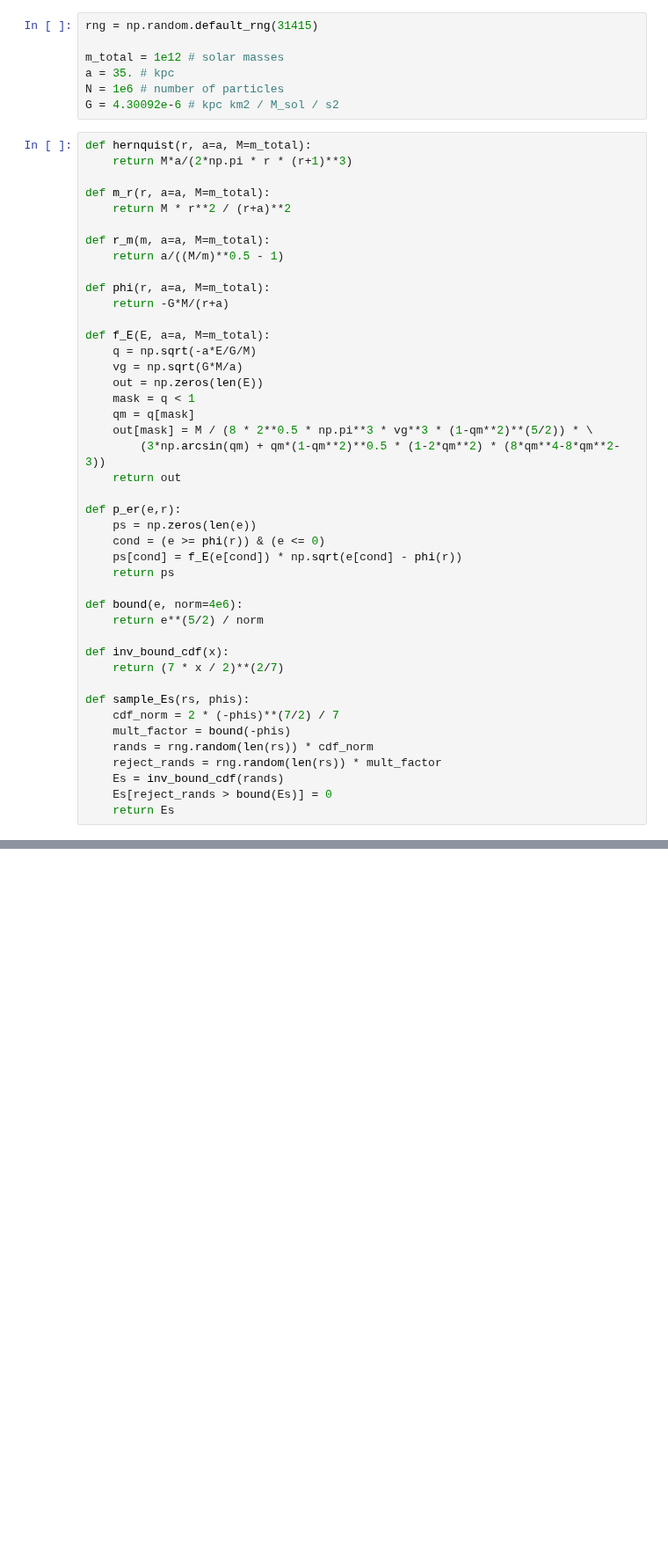
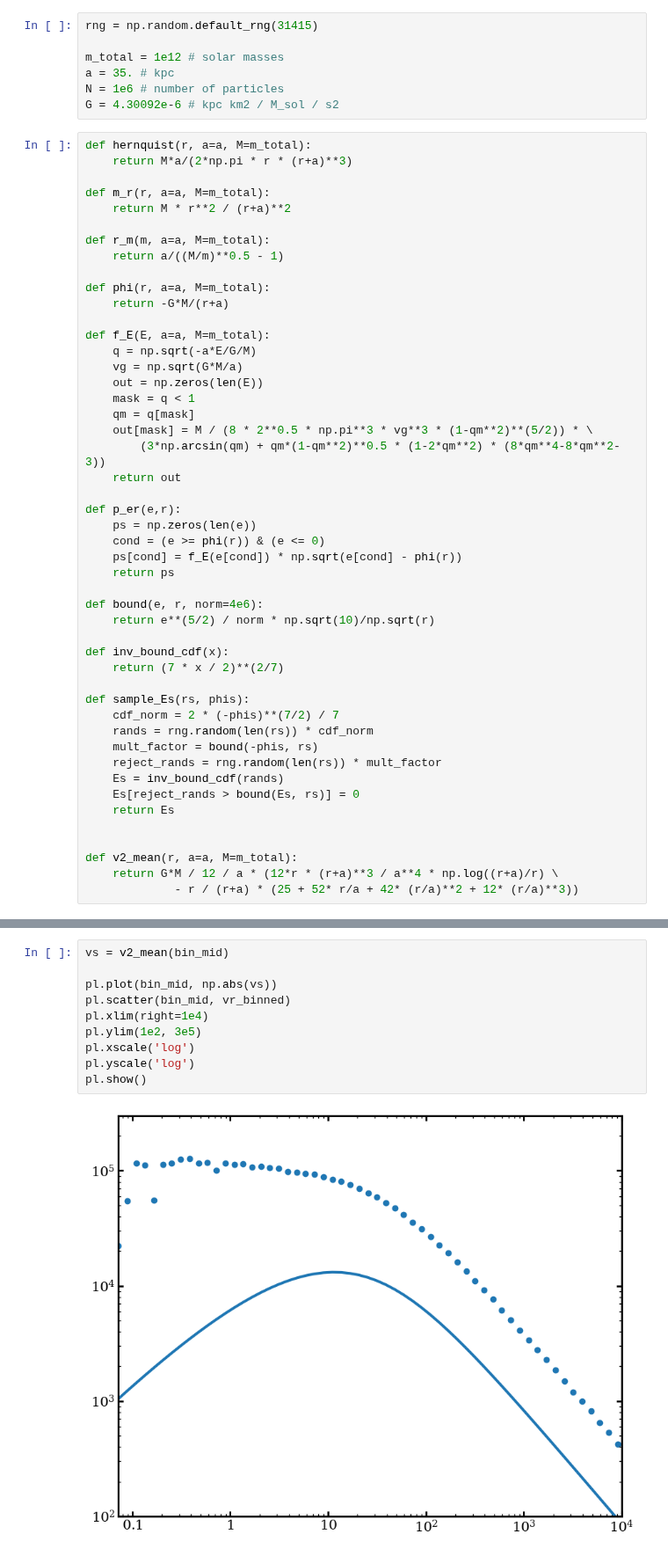
Before and after one commit to ochase10/compute-class, a Jupyter notebook: hw1/hw1.ipynb, the cells around one changed output, grey strips where cells are left out. Shown at 88% size. Drawn from its saved outputs; the diff is of its cells as text; blank space fills up the shorter version.

```diff
--- a/hw1/hw1.ipynb
+++ b/hw1/hw1.ipynb
@@ -310,7 +310,7 @@ N = 1e6 # number of particles
 G = 4.30092e-6 # kpc km2 / M_sol / s2
 # %%
 def hernquist(r, a=a, M=m_total):
-    return M*a/(2*np.pi * r * (r+1)**3)
+    return M*a/(2*np.pi * r * (r+a)**3)
 
 def m_r(r, a=a, M=m_total):
     return M * r**2 / (r+a)**2
@@ -337,18 +337,23 @@ def p_er(e,r):
     ps[cond] = f_E(e[cond]) * np.sqrt(e[cond] - phi(r))
     return ps
 
-def bound(e, norm=4e6):
-    return e**(5/2) / norm
+def bound(e, r, norm=4e6):
+    return e**(5/2) / norm * np.sqrt(10)/np.sqrt(r)
 
 def inv_bound_cdf(x):
     return (7 * x / 2)**(2/7)
 
 def sample_Es(rs, phis):
     cdf_norm = 2 * (-phis)**(7/2) / 7
-    mult_factor = bound(-phis)
     rands = rng.random(len(rs)) * cdf_norm
+    mult_factor = bound(-phis, rs)
     reject_rands = rng.random(len(rs)) * mult_factor
     Es = inv_bound_cdf(rands)
-    Es[reject_rands > bound(Es)] = 0
+    Es[reject_rands > bound(Es, rs)] = 0
     return Es
+
+
+def v2_mean(r, a=a, M=m_total):
+    return G*M / 12 / a * (12*r * (r+a)**3 / a**4 * np.log((r+a)/r) \
+             - r / (r+a) * (25 + 52* r/a + 42* (r/a)**2 + 12* (r/a)**3))
 # %%
@@ -379,0 +434,12 @@ pl.show()
+# %%
+vs = v2_mean(bin_mid)
+
+pl.plot(bin_mid, np.abs(vs))
+pl.scatter(bin_mid, vr_binned)
+pl.xlim(right=1e4)
+pl.ylim(1e2, 3e5)
+pl.xscale('log')
+pl.yscale('log')
+pl.show()
+# %% [output]
+[figure, added]
```
Also changed, not shown: parts of 7 cells of this notebook.
